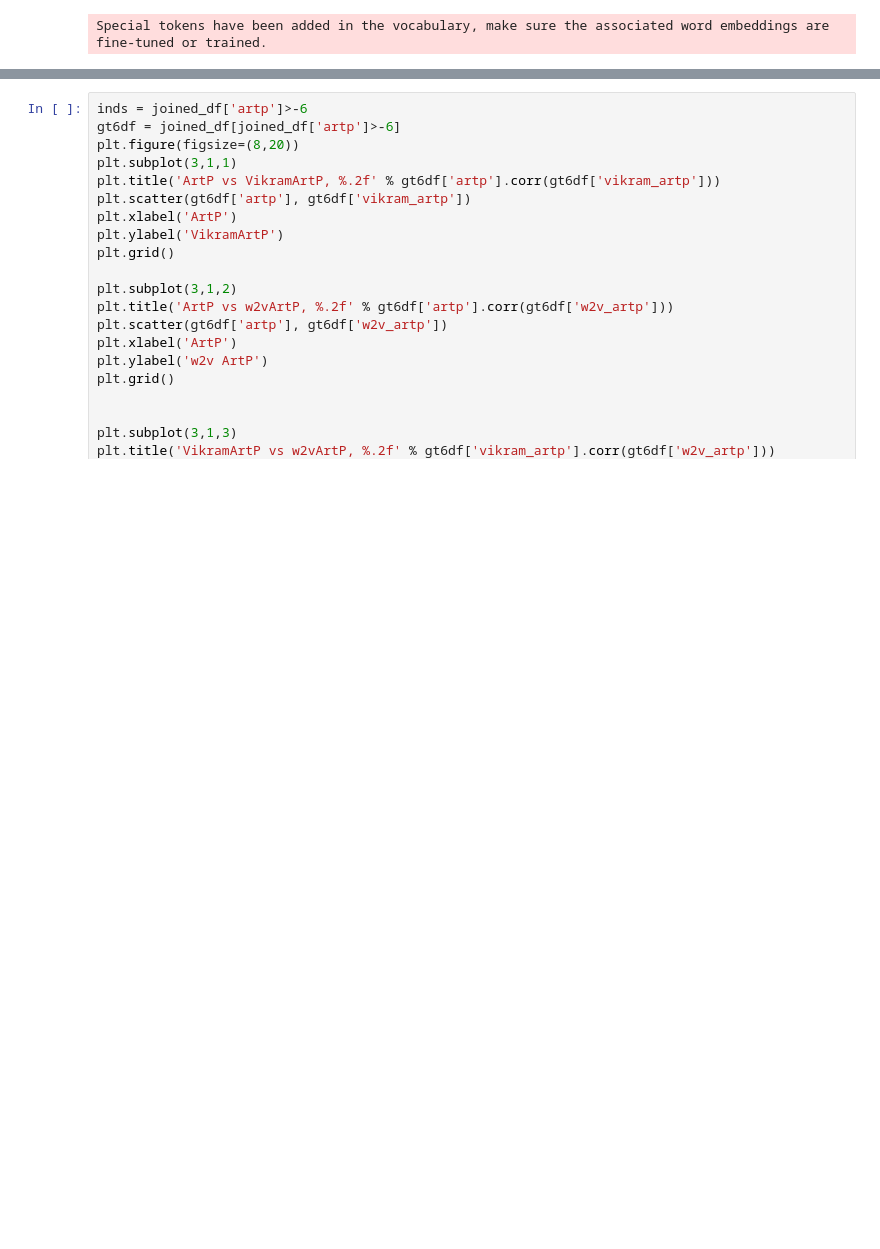
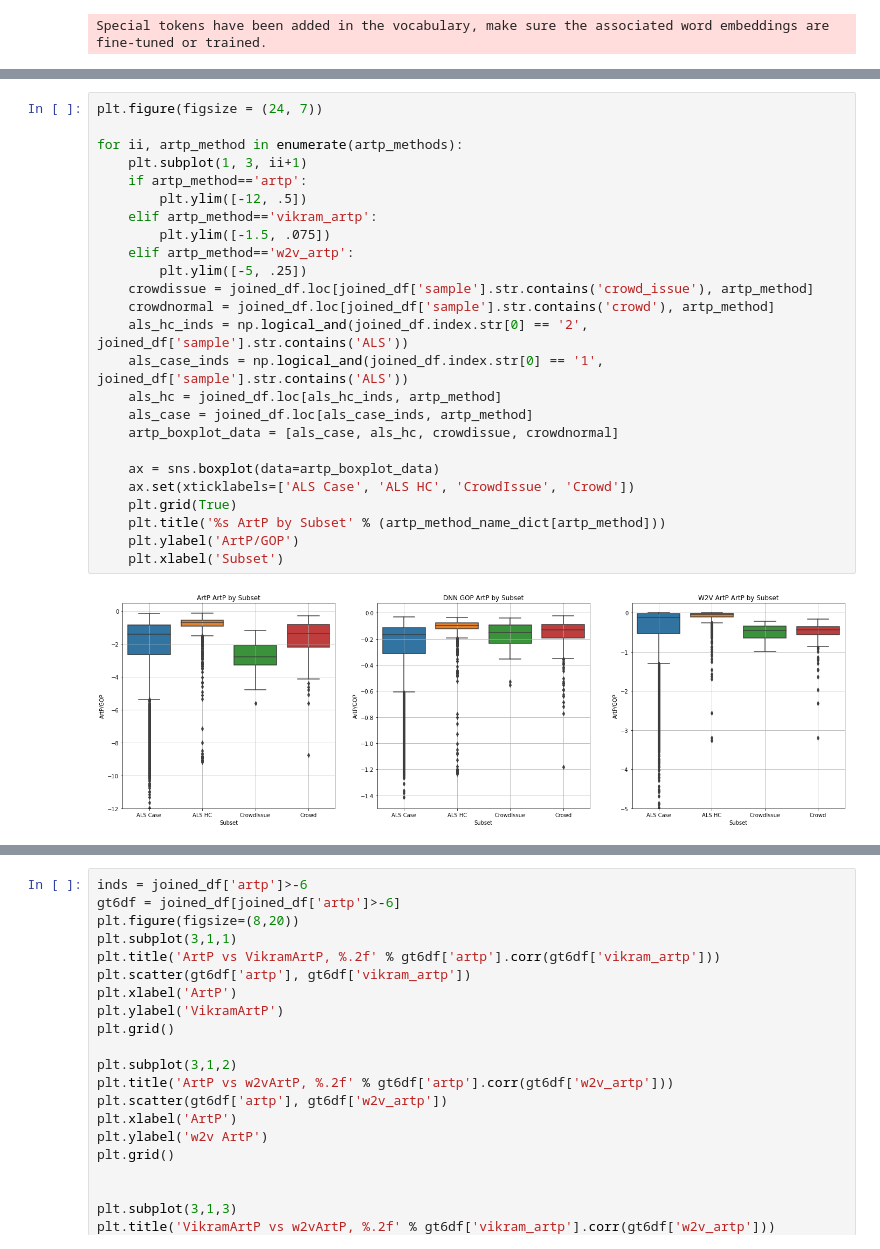
Before and after one commit to pkadambi/charsiu, a Jupyter notebook: dnn_artp_analysis.ipynb, the cells around one changed output, grey strips where cells are left out. Drawn from its saved outputs; the diff is of its cells as text; blank space fills up the shorter version.

```diff
--- a/dnn_artp_analysis.ipynb
+++ b/dnn_artp_analysis.ipynb
@@ -92,0 +194,27 @@ joined_df = joined_df.merge(w2v_df, how='inner', on='File_id')
+# %%
+plt.figure(figsize = (24, 7))
+
+for ii, artp_method in enumerate(artp_methods):
+    plt.subplot(1, 3, ii+1)
+    if artp_method=='artp':
+        plt.ylim([-12, .5])
+    elif artp_method=='vikram_artp':
+        plt.ylim([-1.5, .075])
+    elif artp_method=='w2v_artp':
+        plt.ylim([-5, .25])
+    crowdissue = joined_df.loc[joined_df['sample'].str.contains('crowd_issue'), artp_method]
+    crowdnormal = joined_df.loc[joined_df['sample'].str.contains('crowd'), artp_method]
+    als_hc_inds = np.logical_and(joined_df.index.str[0] == '2', joined_df['sample'].str.contains('ALS'))
+    als_case_inds = np.logical_and(joined_df.index.str[0] == '1', joined_df['sample'].str.contains('ALS'))
+    als_hc = joined_df.loc[als_hc_inds, artp_method]
+    als_case = joined_df.loc[als_case_inds, artp_method]
+    artp_boxplot_data = [als_case, als_hc, crowdissue, crowdnormal]
+
+    ax = sns.boxplot(data=artp_boxplot_data)
+    ax.set(xticklabels=['ALS Case', 'ALS HC', 'CrowdIssue', 'Crowd'])
+    plt.grid(True)
+    plt.title('%s ArtP by Subset' % (artp_method_name_dict[artp_method]))
+    plt.ylabel('ArtP/GOP')
+    plt.xlabel('Subset')
+# %% [output]
+[figure, added]
```
Also changed, not shown: parts of 11 cells of this notebook.
